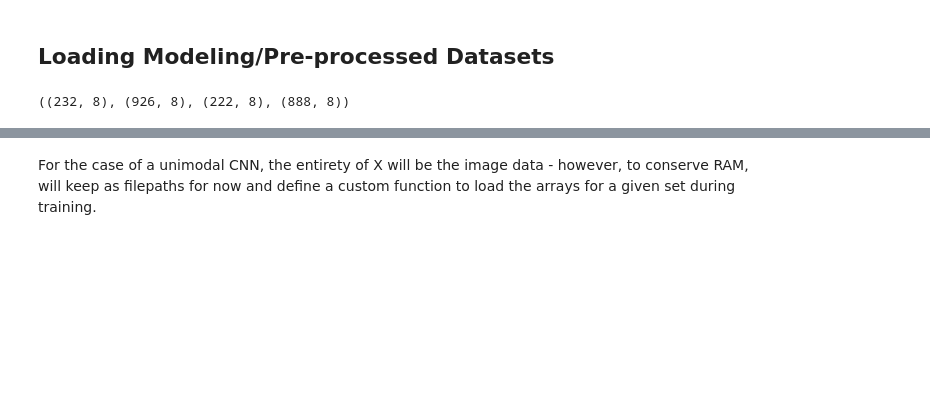
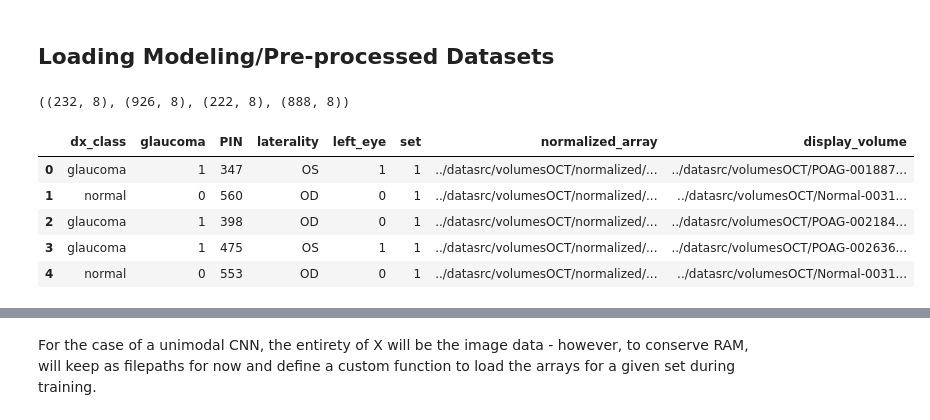
Before and after one commit to tbchuotmd/OCTCV, a Jupyter notebook: p5_Modeling/modeling.ipynb, the cells around one changed output, grey strips where cells are left out. Cells and saved outputs as stored; diff of their text form; code cells hidden in the pictures; blank space fills up the shorter version.

```diff
--- a/p5_Modeling/modeling.ipynb
+++ b/p5_Modeling/modeling.ipynb
@@ -26,3 +38,12 @@ v_train = pd.read_csv('./volumes_train.csv')
 c_test.shape, c_train.shape, v_test.shape, v_train.shape
 # %% [output]
 ((232, 8), (926, 8), (222, 8), (888, 8))
+# %%
+v_train.head()
+# %% [output]
+|  | dx_class | glaucoma | PIN | laterality | left_eye | set | normalized_array | display_volume |
+| 0 | glaucoma | 1 | 347 | OS | 1 | 1 | ../datasrc/volumesOCT/normalized/... | ../datasrc/volumesOCT/POAG-001887... |
+| 1 | normal | 0 | 560 | OD | 0 | 1 | ../datasrc/volumesOCT/normalized/... | ../datasrc/volumesOCT/Normal-0031... |
+| 2 | glaucoma | 1 | 398 | OD | 0 | 1 | ../datasrc/volumesOCT/normalized/... | ../datasrc/volumesOCT/POAG-002184... |
+| 3 | glaucoma | 1 | 475 | OS | 1 | 1 | ../datasrc/volumesOCT/normalized/... | ../datasrc/volumesOCT/POAG-002636... |
+| 4 | normal | 0 | 553 | OD | 0 | 1 | ../datasrc/volumesOCT/normalized/... | ../datasrc/volumesOCT/Normal-0031... |
```
Also changed, not shown: parts of 6 cells of this notebook.
